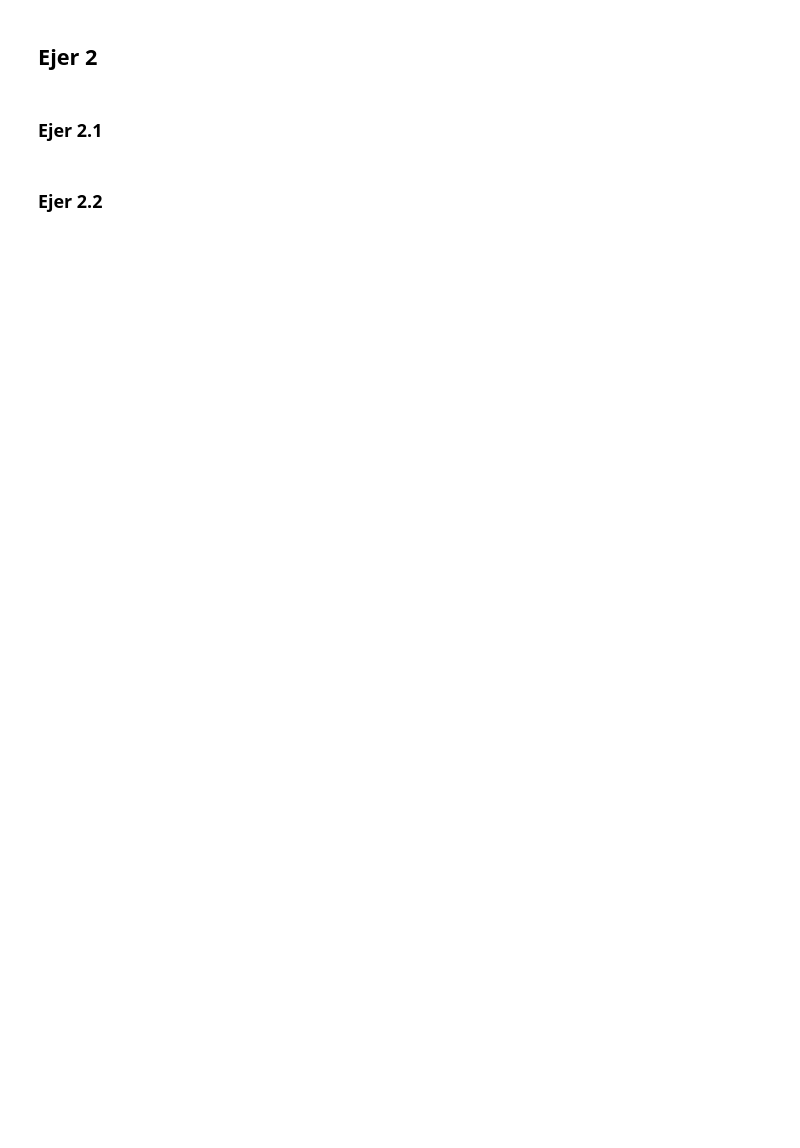
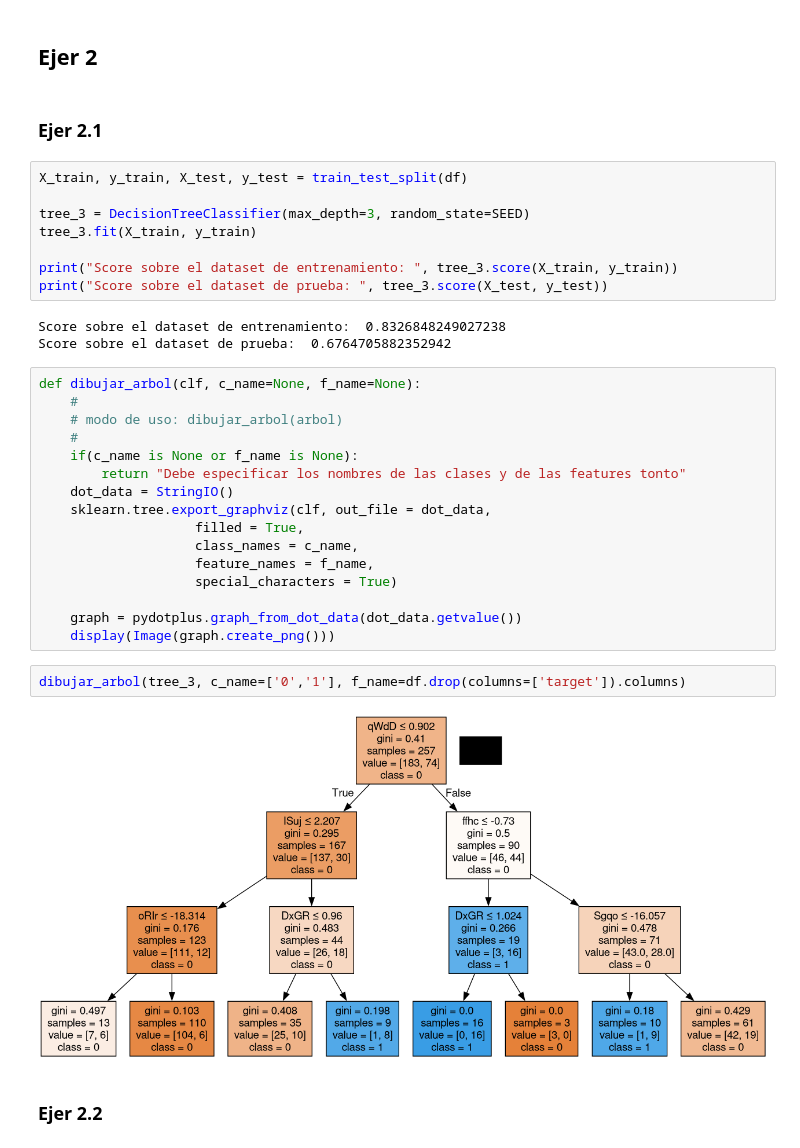
Before and after one commit to mariok99/tp, a Jupyter notebook: sol.ipynb, the cells around one changed output. Drawn from its saved outputs; the diff is of its cells as text; blank space fills up the shorter version.

```diff
--- a/sol.ipynb
+++ b/sol.ipynb
@@ -76,5 +78,36 @@ Index([ 32, 324, 385,   3, 238,  24, 270, 497, 233, 460, 335,  92, 294, 493,
 ## Ejer 2
 # %% [markdown]
 ### Ejer 2.1
+# %%
+X_train, y_train, X_test, y_test = train_test_split(df)
+
+tree_3 = DecisionTreeClassifier(max_depth=3, random_state=SEED)
+tree_3.fit(X_train, y_train)
+
+print("Score sobre el dataset de entrenamiento: ", tree_3.score(X_train, y_train))
+print("Score sobre el dataset de prueba: ", tree_3.score(X_test, y_test))
+# %% [output]
+Score sobre el dataset de entrenamiento:  0.8326848249027238
+Score sobre el dataset de prueba:  0.6764705882352942
+# %%
+def dibujar_arbol(clf, c_name=None, f_name=None):
+    #
+    # modo de uso: dibujar_arbol(arbol)
+    #
+    if(c_name is None or f_name is None):
+        return "Debe especificar los nombres de las clases y de las features tonto"
+    dot_data = StringIO()
+    sklearn.tree.export_graphviz(clf, out_file = dot_data,
+                    filled = True,
+                    class_names = c_name,
+                    feature_names = f_name,
+                    special_characters = True)
+
+    graph = pydotplus.graph_from_dot_data(dot_data.getvalue())
+    display(Image(graph.create_png()))
+# %%
+dibujar_arbol(tree_3, c_name=['0','1'], f_name=df.drop(columns=['target']).columns)
+# %% [output]
+[figure, added]
 # %% [markdown]
 ### Ejer 2.2
```
Also changed, not shown: parts of 9 cells of this notebook.
